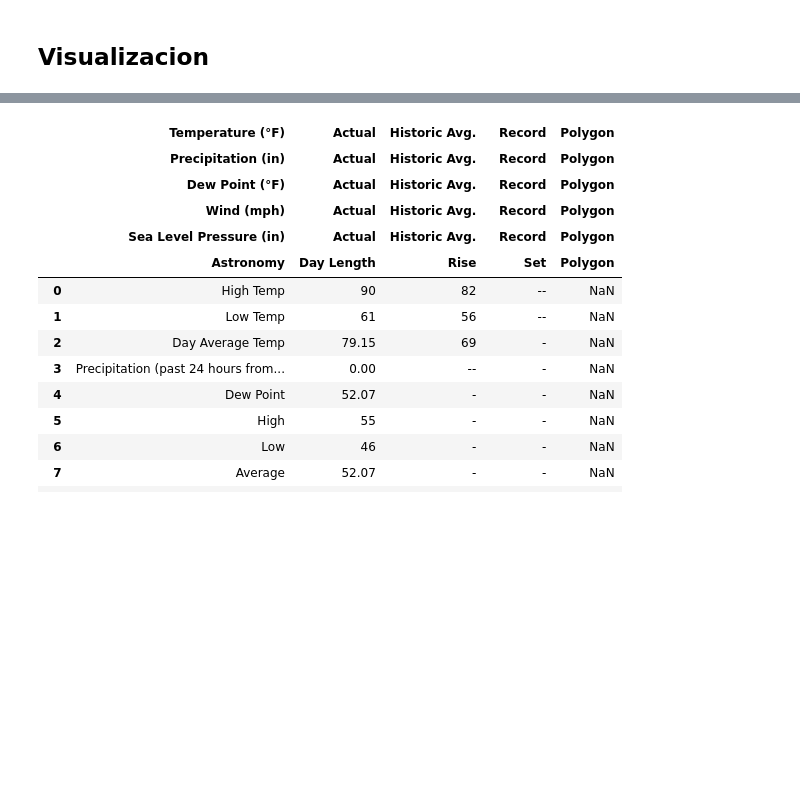
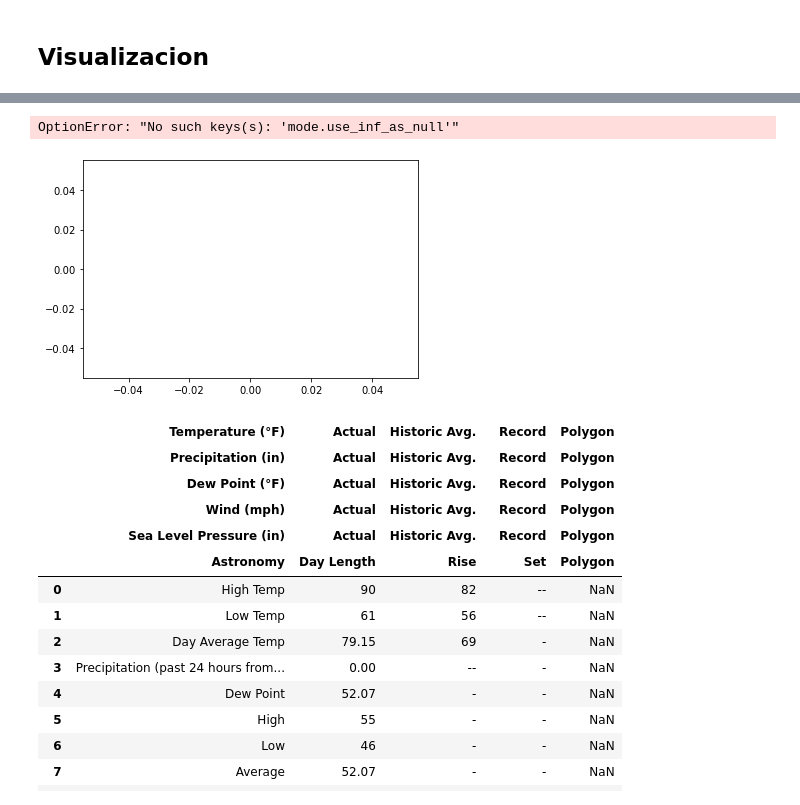
Before and after one commit to LuKaO13/Apuntes, a Jupyter notebook: 8_Scrapeo_selenium_new.ipynb, the cells around one changed output, grey strips where cells are left out. Cells and saved outputs as stored; diff of their text form; code cells hidden in the pictures; blank space fills up the shorter version.

```diff
--- a/8_Scrapeo_selenium_new.ipynb
+++ b/8_Scrapeo_selenium_new.ipynb
@@ -566,3 +635,8 @@ temp_df_small[1:].reset_index(drop = True)
+# %%
+sns.lineplot( data =temp_df_clean, x = 'Time', y = 'Temperature (°F)_Max')
+# %% [output]
+OptionError: "No such keys(s): 'mode.use_inf_as_null'"
+[figure, added]
 # %%
 pd.read_html(str(bs(driver.page_source).find('table', {'class':'ng-star-inserted'})))[0]
 # %% [output]
```
Also changed, not shown: parts of 12 cells of this notebook.
